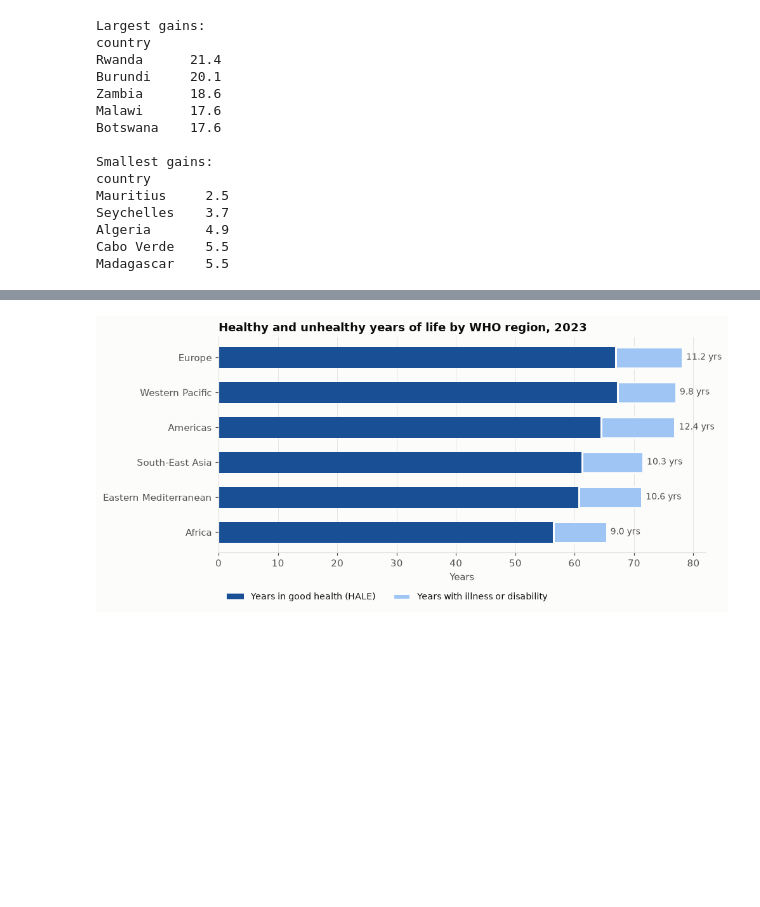
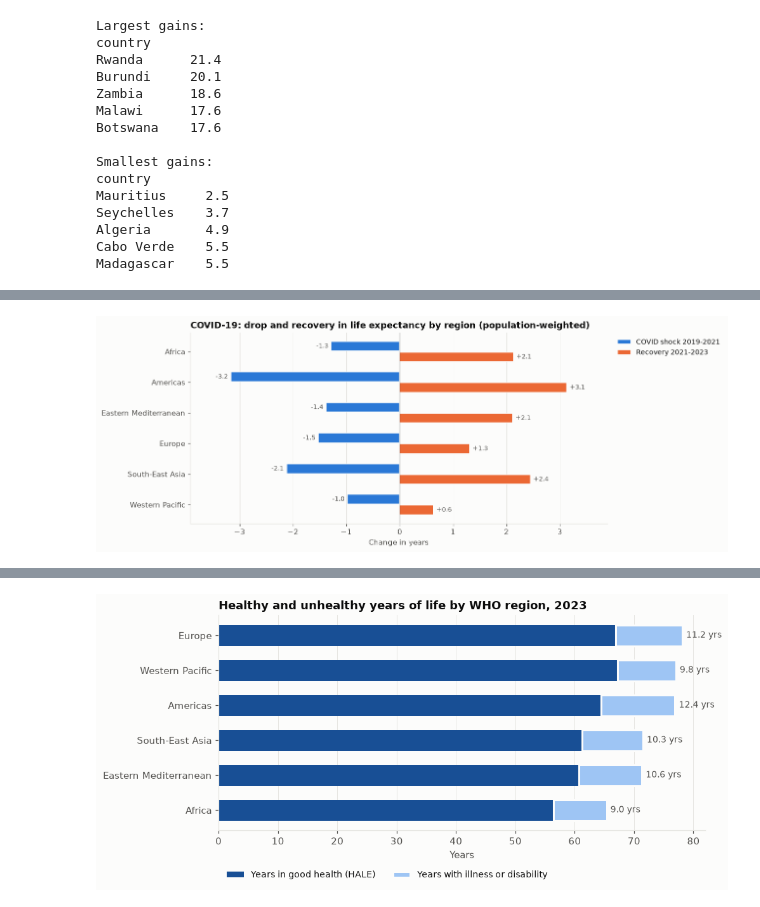
Before and after one commit to M-Linet/life-expectancy-forecasting, a Jupyter notebook: notebooks/01_eda.ipynb, the cells around one changed output, grey strips where cells are left out. Saved outputs shown, nothing was run; the diff lists cells and outputs as text; code cells hidden in the pictures; blank space fills up the shorter version.

```diff
--- a/notebooks/01_eda.ipynb
+++ b/notebooks/01_eda.ipynb
@@ -225,20 +195,0 @@ Change in life expectancy from 2019 to the latest year, by region. This matters
-# %%
-if 2019 in set(regional["year"]) and LATEST > 2019:
-    pre = regional[regional["year"] == 2019].set_index("who_region")["life_expectancy"]
-    post = regional[regional["year"] == LATEST].set_index("who_region")["life_expectancy"]
-    shock = (post - pre).dropna().sort_values()
-
-    fig, ax = plt.subplots(figsize=(9, 4))
-    colors = [REGION_COLORS.get(r, INK_SECONDARY) for r in shock.index]
-    ax.barh(shock.index, shock.values, color=colors, height=0.6)
-    for i, v in enumerate(shock.values):
-        ax.annotate(f"{v:+.1f}", xy=(v, i), xytext=(-4 if v < 0 else 4, 0), textcoords="offset points",
-                    ha="right" if v < 0 else "left", va="center", fontsize=9, color=INK_SECONDARY)
-    ax.axvline(0, color=INK_SECONDARY, linewidth=0.8)
-    ax.grid(axis="y", visible=False)
-    ax.set_title(f"Change in life expectancy, 2019 to {LATEST} (population-weighted)")
-    ax.set_xlabel("Years")
-    save(fig, "06_covid_shock")
-    plt.show()
-else:
-    print("Data doesn't span 2019 and a later year, so the COVID comparison is skipped.")
@@ -250,0 +200,38 @@ HALE counts only the years lived in full health. The difference between life exp
+# %%
+years_present = set(regional["year"])
+if 2019 in years_present and LATEST > 2019:
+    TROUGH = 2021 if 2021 in years_present else LATEST
+    level = regional.pivot(index="who_region", columns="year", values="life_expectancy")
+    covid = pd.DataFrame({f"COVID shock {2019}-{TROUGH}": level[TROUGH] - level[2019]})
+    if LATEST > TROUGH:
+        covid[f"Recovery {TROUGH}-{LATEST}"] = level[LATEST] - level[TROUGH]
+    covid = covid.reindex([r for r in REGION_COLORS if r in covid.index]).dropna()
+
+    fig, ax = plt.subplots(figsize=(10, 4.6))
+    y = np.arange(len(covid))
+    n = covid.shape[1]
+    h = 0.7 / n
+    for i, col in enumerate(covid.columns):
+        pos = y + (i - (n - 1) / 2) * h
+        ax.barh(pos, covid[col], height=h * 0.9, color=PALETTE[i], label=col, edgecolor=SURFACE, linewidth=1)
+        for yy, v in zip(pos, covid[col]):
+            ax.annotate(f"{v:+.1f}", xy=(v, yy), xytext=(-4 if v < 0 else 4, 0), textcoords="offset points",
+                        ha="right" if v < 0 else "left", va="center", fontsize=8.5, color=INK_SECONDARY)
+    ax.axvline(0, color=INK_SECONDARY, linewidth=0.8)
+    ax.margins(x=0.12)
+    ax.set_yticks(y, covid.index)
+    ax.invert_yaxis()
+    ax.grid(axis="y", visible=False)
+    ax.set_title("COVID-19: drop and recovery in life expectancy by region (population-weighted)")
+    ax.set_xlabel("Change in years")
+    ax.legend(loc="upper left", bbox_to_anchor=(1.01, 1), fontsize=9)
+    save(fig, "06_covid_shock")
+    plt.show()
+
+    if LATEST > TROUGH:
+        covid["Back above 2019?"] = np.where(level.loc[covid.index, LATEST] >= level.loc[covid.index, 2019], "yes", "not yet")
+    covid.round(2)
+else:
+    print("Data doesn't span 2019 and a later year, so the COVID comparison is skipped.")
+# %% [output]
+[figure, added]
```
Also changed, not shown: parts of 25 cells of this notebook, 6 other files.
